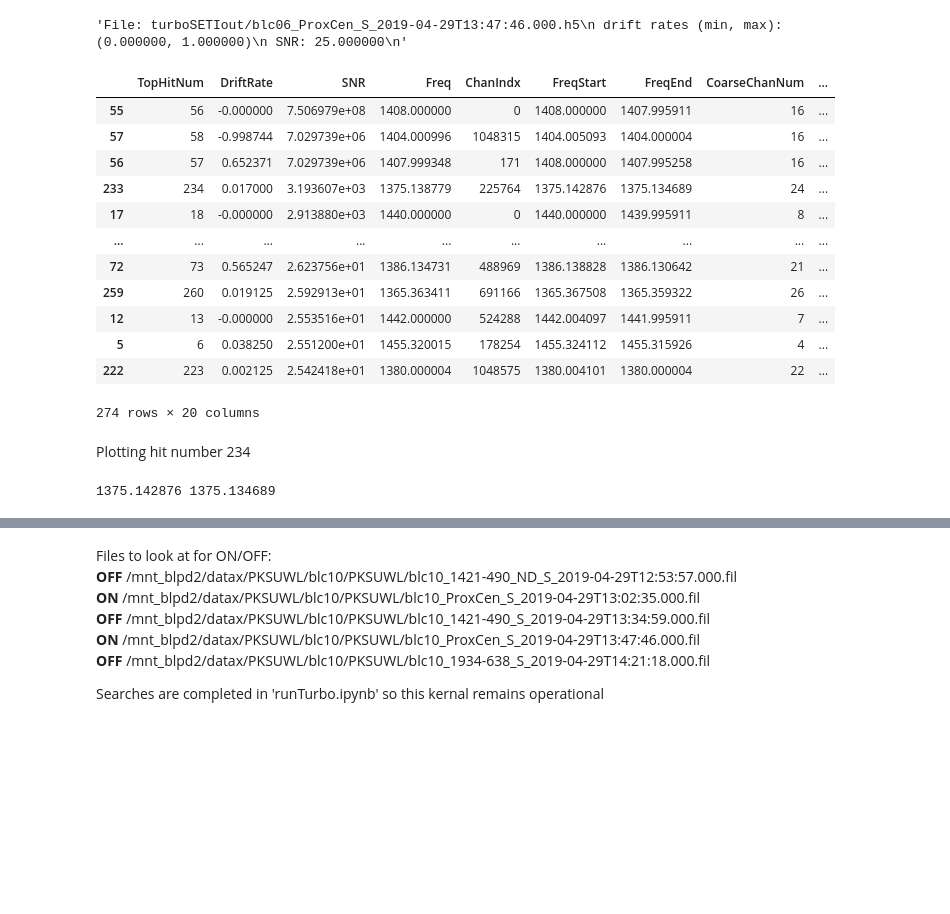
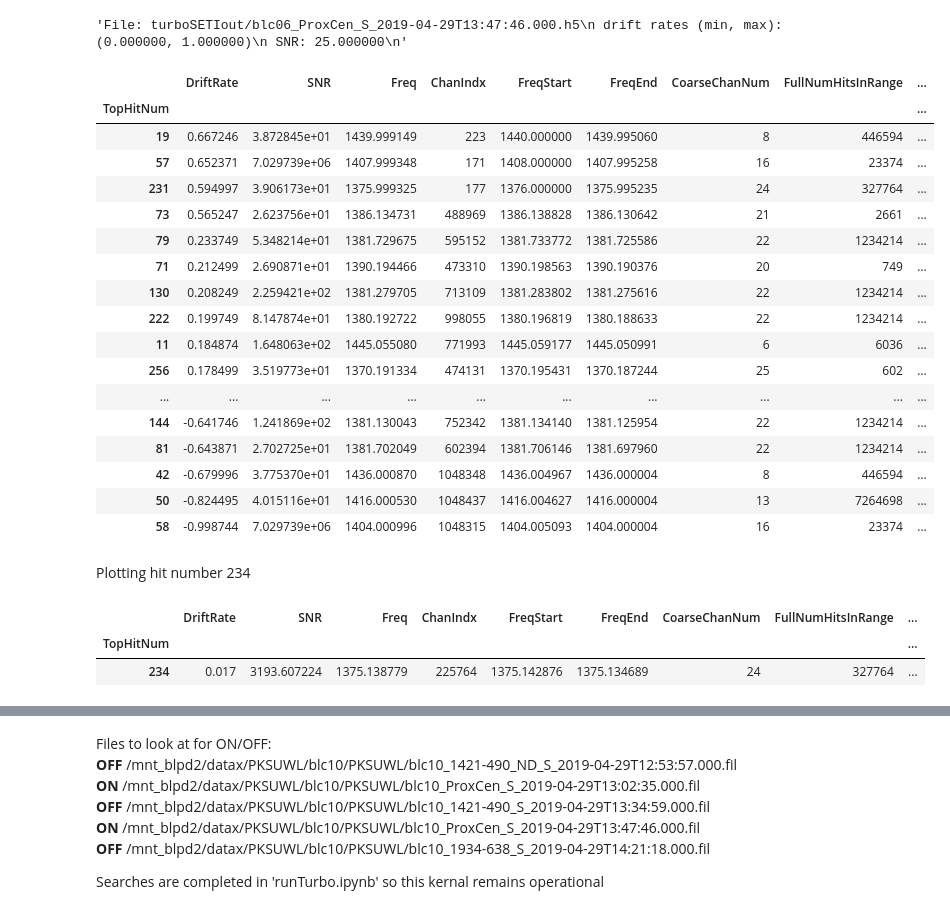
Before and after one commit to rtraas/SETI-Proxima-Centauri, a Jupyter notebook: turboSETI.ipynb, the cells around one changed output, grey strips where cells are left out. Cells and saved outputs as stored; diff of their text form; code cells hidden in the pictures; blank space fills up the shorter version.

Commit message:
Explore some turboSETI hits

```diff
--- a/turboSETI.ipynb
+++ b/turboSETI.ipynb
@@ -45,29 +50,37 @@ dop.get_info()
 # %%
 dop.search()
 # %%
-df = turbo_seti.find_event.make_table('blc06_ProxCen_S_2019-04-29T13:47:46.000.dat')
+df = turbo_seti.find_event.make_table('turboSETIout/blc06_ProxCen_S_2019-04-29T13:47:46.000.dat')
+df = df.set_index('TopHitNum')
 # %%
-df=df.sort_values('SNR',ascending=False)
+df=df.sort_values('DriftRate',ascending=False)
+pd.set_option('display.max_rows',None)
 df
 # %% [output]
-|  | TopHitNum | DriftRate | SNR | Freq | ChanIndx | FreqStart | FreqEnd | CoarseChanNum | ... |
-| 55 | 56 | -0.000000 | 7.506979e+08 | 1408.000000 | 0 | 1408.000000 | 1407.995911 | 16 | ... |
-| 57 | 58 | -0.998744 | 7.029739e+06 | 1404.000996 | 1048315 | 1404.005093 | 1404.000004 | 16 | ... |
-| 56 | 57 | 0.652371 | 7.029739e+06 | 1407.999348 | 171 | 1408.000000 | 1407.995258 | 16 | ... |
-| 233 | 234 | 0.017000 | 3.193607e+03 | 1375.138779 | 225764 | 1375.142876 | 1375.134689 | 24 | ... |
-| 17 | 18 | -0.000000 | 2.913880e+03 | 1440.000000 | 0 | 1440.000000 | 1439.995911 | 8 | ... |
+|  | DriftRate | SNR | Freq | ChanIndx | FreqStart | FreqEnd | CoarseChanNum | FullNumHitsInRange | ... |
+| TopHitNum |  |  |  |  |  |  |  |  | ... |
+| 19 | 0.667246 | 3.872845e+01 | 1439.999149 | 223 | 1440.000000 | 1439.995060 | 8 | 446594 | ... |
+| 57 | 0.652371 | 7.029739e+06 | 1407.999348 | 171 | 1408.000000 | 1407.995258 | 16 | 23374 | ... |
+| 231 | 0.594997 | 3.906173e+01 | 1375.999325 | 177 | 1376.000000 | 1375.995235 | 24 | 327764 | ... |
+| 73 | 0.565247 | 2.623756e+01 | 1386.134731 | 488969 | 1386.138828 | 1386.130642 | 21 | 2661 | ... |
+| 79 | 0.233749 | 5.348214e+01 | 1381.729675 | 595152 | 1381.733772 | 1381.725586 | 22 | 1234214 | ... |
+| 71 | 0.212499 | 2.690871e+01 | 1390.194466 | 473310 | 1390.198563 | 1390.190376 | 20 | 749 | ... |
+| 130 | 0.208249 | 2.259421e+02 | 1381.279705 | 713109 | 1381.283802 | 1381.275616 | 22 | 1234214 | ... |
+| 222 | 0.199749 | 8.147874e+01 | 1380.192722 | 998055 | 1380.196819 | 1380.188633 | 22 | 1234214 | ... |
+| 11 | 0.184874 | 1.648063e+02 | 1445.055080 | 771993 | 1445.059177 | 1445.050991 | 6 | 6036 | ... |
+| 256 | 0.178499 | 3.519773e+01 | 1370.191334 | 474131 | 1370.195431 | 1370.187244 | 25 | 602 | ... |
 | ... | ... | ... | ... | ... | ... | ... | ... | ... | ... |
-| 72 | 73 | 0.565247 | 2.623756e+01 | 1386.134731 | 488969 | 1386.138828 | 1386.130642 | 21 | ... |
-| 259 | 260 | 0.019125 | 2.592913e+01 | 1365.363411 | 691166 | 1365.367508 | 1365.359322 | 26 | ... |
-| 12 | 13 | -0.000000 | 2.553516e+01 | 1442.000000 | 524288 | 1442.004097 | 1441.995911 | 7 | ... |
-| 5 | 6 | 0.038250 | 2.551200e+01 | 1455.320015 | 178254 | 1455.324112 | 1455.315926 | 4 | ... |
-| 222 | 223 | 0.002125 | 2.542418e+01 | 1380.000004 | 1048575 | 1380.004101 | 1380.000004 | 22 | ... |
+| 144 | -0.641746 | 1.241869e+02 | 1381.130043 | 752342 | 1381.134140 | 1381.125954 | 22 | 1234214 | ... |
+| 81 | -0.643871 | 2.702725e+01 | 1381.702049 | 602394 | 1381.706146 | 1381.697960 | 22 | 1234214 | ... |
+| 42 | -0.679996 | 3.775370e+01 | 1436.000870 | 1048348 | 1436.004967 | 1436.000004 | 8 | 446594 | ... |
+| 50 | -0.824495 | 4.015116e+01 | 1416.000530 | 1048437 | 1416.004627 | 1416.000004 | 13 | 7264698 | ... |
+| 58 | -0.998744 | 7.029739e+06 | 1404.000996 | 1048315 | 1404.005093 | 1404.000004 | 16 | 23374 | ... |
-274 rows × 20 columns
 # %% [markdown]
 Plotting hit number 234
-# %%
-#start and end frequencies
-print(df.iloc[3,5],df.iloc[3,6])
-# %% [output]
-1375.142876 1375.134689
+# %%
+df.loc[[234]]
+# %% [output]
+|  | DriftRate | SNR | Freq | ChanIndx | FreqStart | FreqEnd | CoarseChanNum | FullNumHitsInRange | ... |
+| TopHitNum |  |  |  |  |  |  |  |  | ... |
+| 234 | 0.017 | 3193.607224 | 1375.138779 | 225764 | 1375.142876 | 1375.134689 | 24 | 327764 | ... |
 # %%
```
Also changed, not shown: parts of 25 cells of this notebook, 7 other files.
